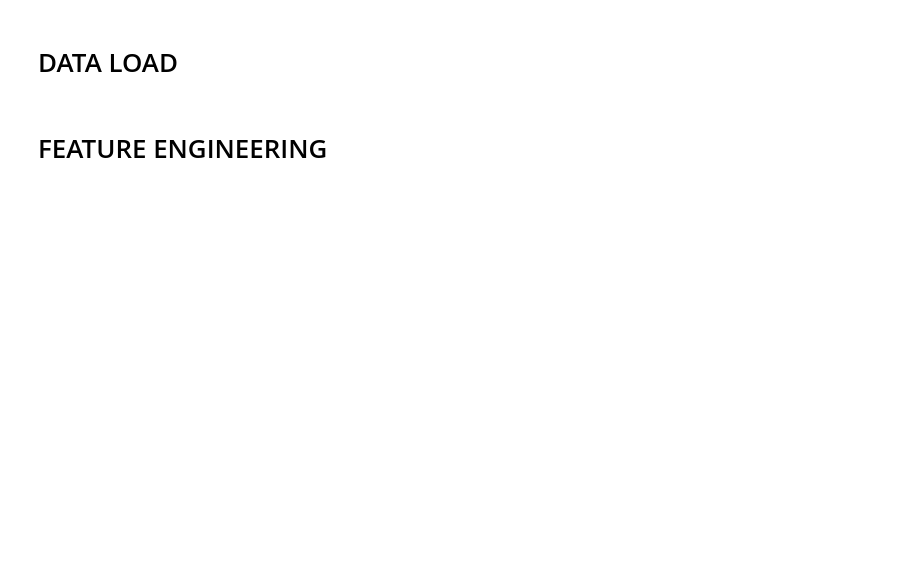
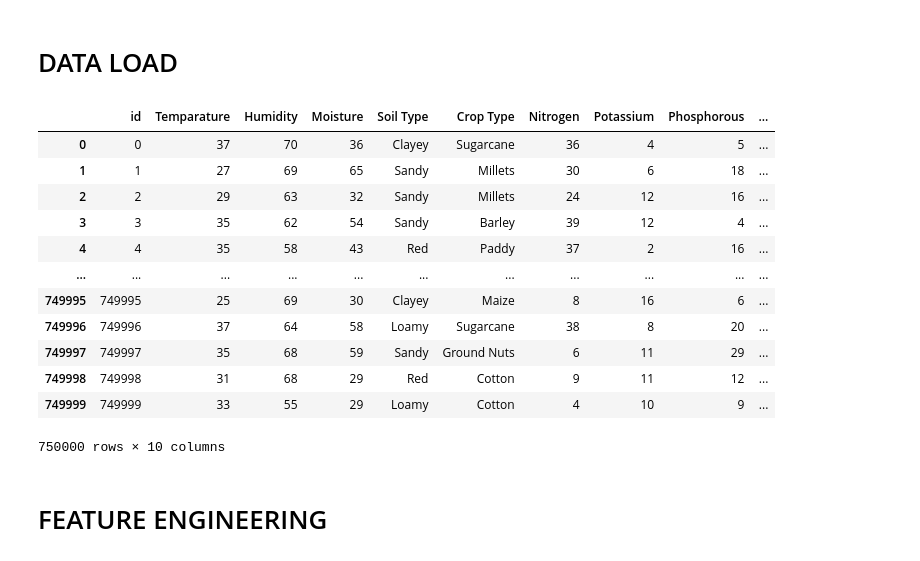
Before and after one commit to THEWhiteArrow/ml-fertilizer, a Jupyter notebook: ml_fertilizers/setup.ipynb, the cells around one changed output. Drawn from its saved outputs; the diff is of its cells as text; code cells hidden in the pictures; blank space fills up the shorter version.

```diff
--- a/ml_fertilizers/setup.ipynb
+++ b/ml_fertilizers/setup.ipynb
@@ -5,9 +5,23 @@ from ml_fertilizers.utils import load_data
 # %%
 from IPython.display import display
 train, test = load_data()
-train = train.set_index("id")
-test = test.set_index("id")
+# train = train.set_index("id")
+# test = test.set_index("id")
 display(train)
+# %% [output]
+|  | id | Temparature | Humidity | Moisture | Soil Type | Crop Type | Nitrogen | Potassium | Phosphorous | ... |
+| 0 | 0 | 37 | 70 | 36 | Clayey | Sugarcane | 36 | 4 | 5 | ... |
+| 1 | 1 | 27 | 69 | 65 | Sandy | Millets | 30 | 6 | 18 | ... |
+| 2 | 2 | 29 | 63 | 32 | Sandy | Millets | 24 | 12 | 16 | ... |
+| 3 | 3 | 35 | 62 | 54 | Sandy | Barley | 39 | 12 | 4 | ... |
+| 4 | 4 | 35 | 58 | 43 | Red | Paddy | 37 | 2 | 16 | ... |
+| ... | ... | ... | ... | ... | ... | ... | ... | ... | ... | ... |
+| 749995 | 749995 | 25 | 69 | 30 | Clayey | Maize | 8 | 16 | 6 | ... |
+| 749996 | 749996 | 37 | 64 | 58 | Loamy | Sugarcane | 38 | 8 | 20 | ... |
+| 749997 | 749997 | 35 | 68 | 59 | Sandy | Ground Nuts | 6 | 11 | 29 | ... |
+| 749998 | 749998 | 31 | 68 | 29 | Red | Cotton | 9 | 11 | 12 | ... |
+| 749999 | 749999 | 33 | 55 | 29 | Loamy | Cotton | 4 | 10 | 9 | ... |
+750000 rows × 10 columns
 # %% [markdown]
 # FEATURE ENGINEERING
 # %%
```
Also changed, not shown: parts of 3 cells of this notebook, 11 other files.
